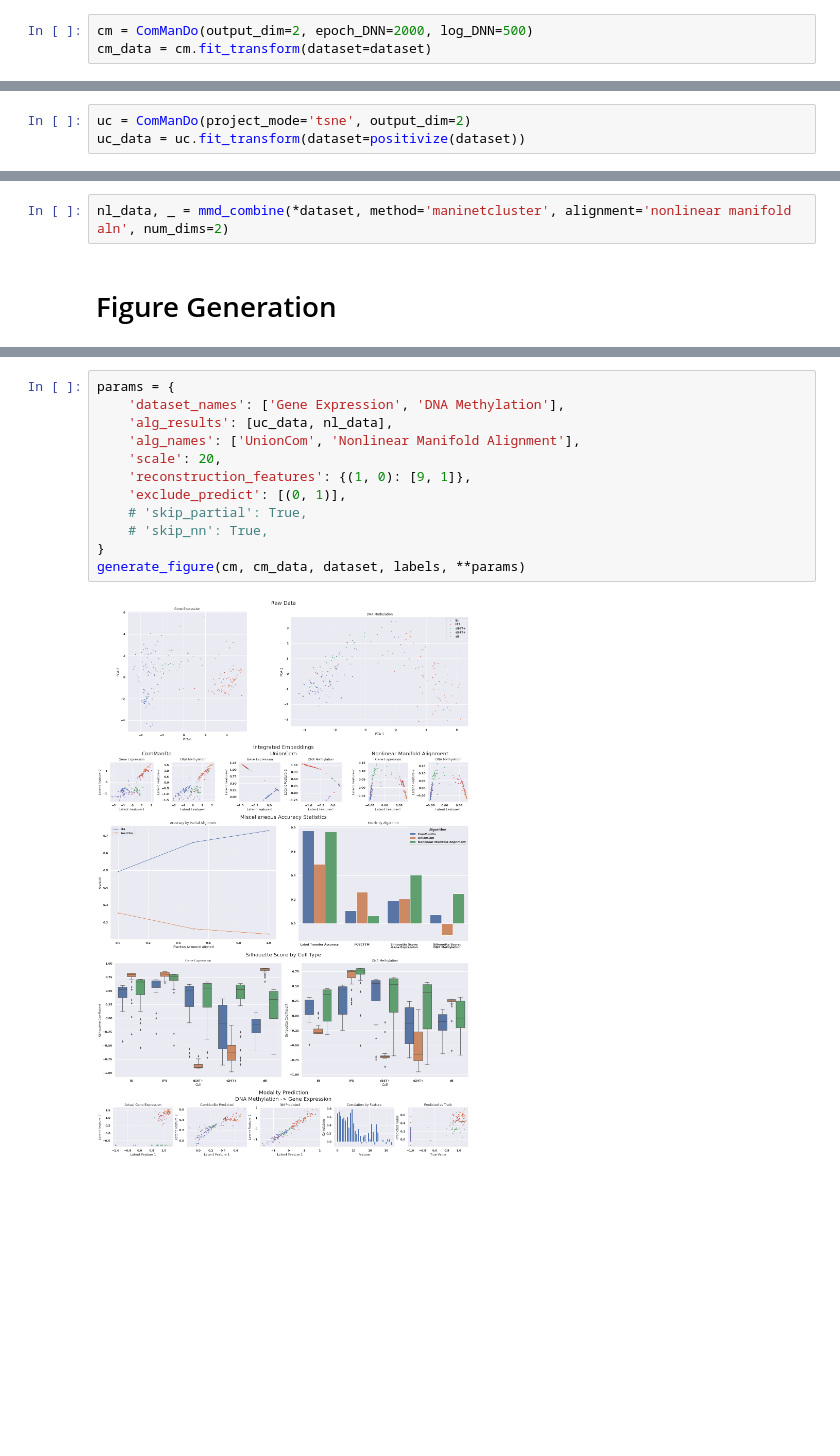
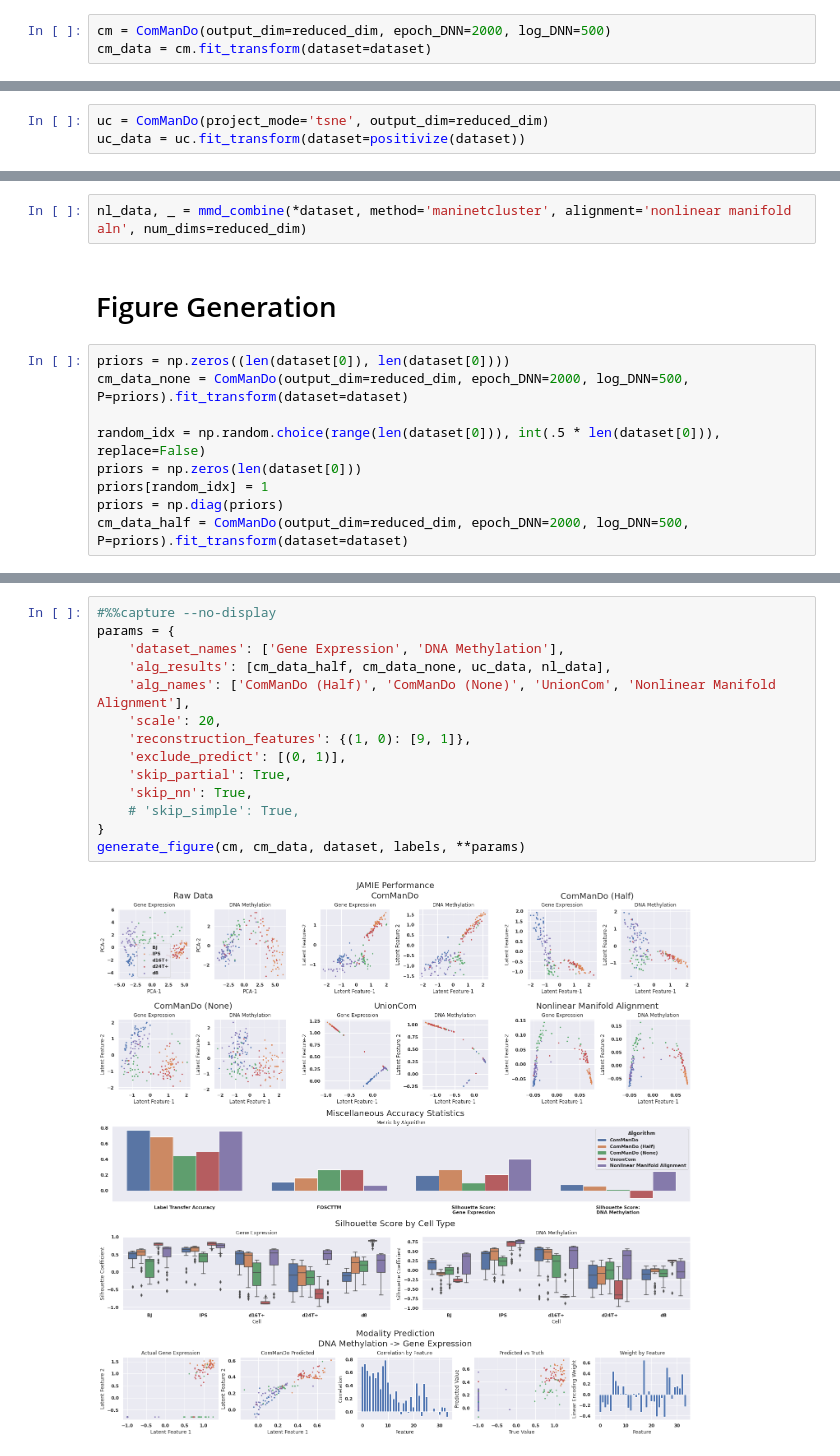
Before and after one commit to Oafish1/JAMIE, a Jupyter notebook: examples/general_analysis/scGEM.ipynb, the cells around one changed output, grey strips where cells are left out. Cells and saved outputs as stored; diff of their text form; blank space fills up the shorter version.

Commit message:
General visualization, running, evaluation, maintenance

```diff
--- a/examples/general_analysis/scGEM.ipynb
+++ b/examples/general_analysis/scGEM.ipynb
@@ -42,7 +45,7 @@ positivize = lambda X: [(1 + preprocessing.scale(1 + x)) / 2 for x in X]
 # %% [markdown]
 # ComManDo
 # %%
-cm = ComManDo(output_dim=2, epoch_DNN=2000, log_DNN=500)
+cm = ComManDo(output_dim=reduced_dim, epoch_DNN=2000, log_DNN=500)
 cm_data = cm.fit_transform(dataset=dataset)
 # %% [output]
 use random seed: 666
@@ -65,7 +68,7 @@ Total: 12.217438096999103
 # %% [markdown]
 # UnionCom
 # %%
-uc = ComManDo(project_mode='tsne', output_dim=2)
+uc = ComManDo(project_mode='tsne', output_dim=reduced_dim)
 uc_data = uc.fit_transform(dataset=positivize(dataset))
 # %% [output]
 use random seed: 666
@@ -88,6 +91,15 @@ Total: 2.6619556280002143
 # %% [markdown]
 # Nonlinear Manifold Alignment
 # %%
-nl_data, _ = mmd_combine(*dataset, method='maninetcluster', alignment='nonlinear manifold aln', num_dims=2)
+nl_data, _ = mmd_combine(*dataset, method='maninetcluster', alignment='nonlinear manifold aln', num_dims=reduced_dim)
 # %% [markdown]
 # Figure Generation
+# %%
+priors = np.zeros((len(dataset[0]), len(dataset[0])))
+cm_data_none = ComManDo(output_dim=reduced_dim, epoch_DNN=2000, log_DNN=500, P=priors).fit_transform(dataset=dataset)
+
+random_idx = np.random.choice(range(len(dataset[0])), int(.5 * len(dataset[0])), replace=False)
+priors = np.zeros(len(dataset[0]))
+priors[random_idx] = 1
+priors = np.diag(priors)
+cm_data_half = ComManDo(output_dim=reduced_dim, epoch_DNN=2000, log_DNN=500, P=priors).fit_transform(dataset=dataset)
@@ -94,14 +124,16 @@ nl_data, _ = mmd_combine(*dataset, method='maninetcluster', alignment='nonlinear
 # %%
+#%%capture --no-display
 params = {
     'dataset_names': ['Gene Expression', 'DNA Methylation'],
-    'alg_results': [uc_data, nl_data],
-    'alg_names': ['UnionCom', 'Nonlinear Manifold Alignment'],
+    'alg_results': [cm_data_half, cm_data_none, uc_data, nl_data],
+    'alg_names': ['ComManDo (Half)', 'ComManDo (None)', 'UnionCom', 'Nonlinear Manifold Alignment'],
     'scale': 20,
     'reconstruction_features': {(1, 0): [9, 1]},
     'exclude_predict': [(0, 1)],
-    # 'skip_partial': True,
-    # 'skip_nn': True,
+    'skip_partial': True,
+    'skip_nn': True,
+    # 'skip_simple': True,
 }
 generate_figure(cm, cm_data, dataset, labels, **params)
 # %% [output]
-[figure, old version]
+[figure, new version]
```
Also changed, not shown: parts of 5 cells of this notebook, 8 other files.
